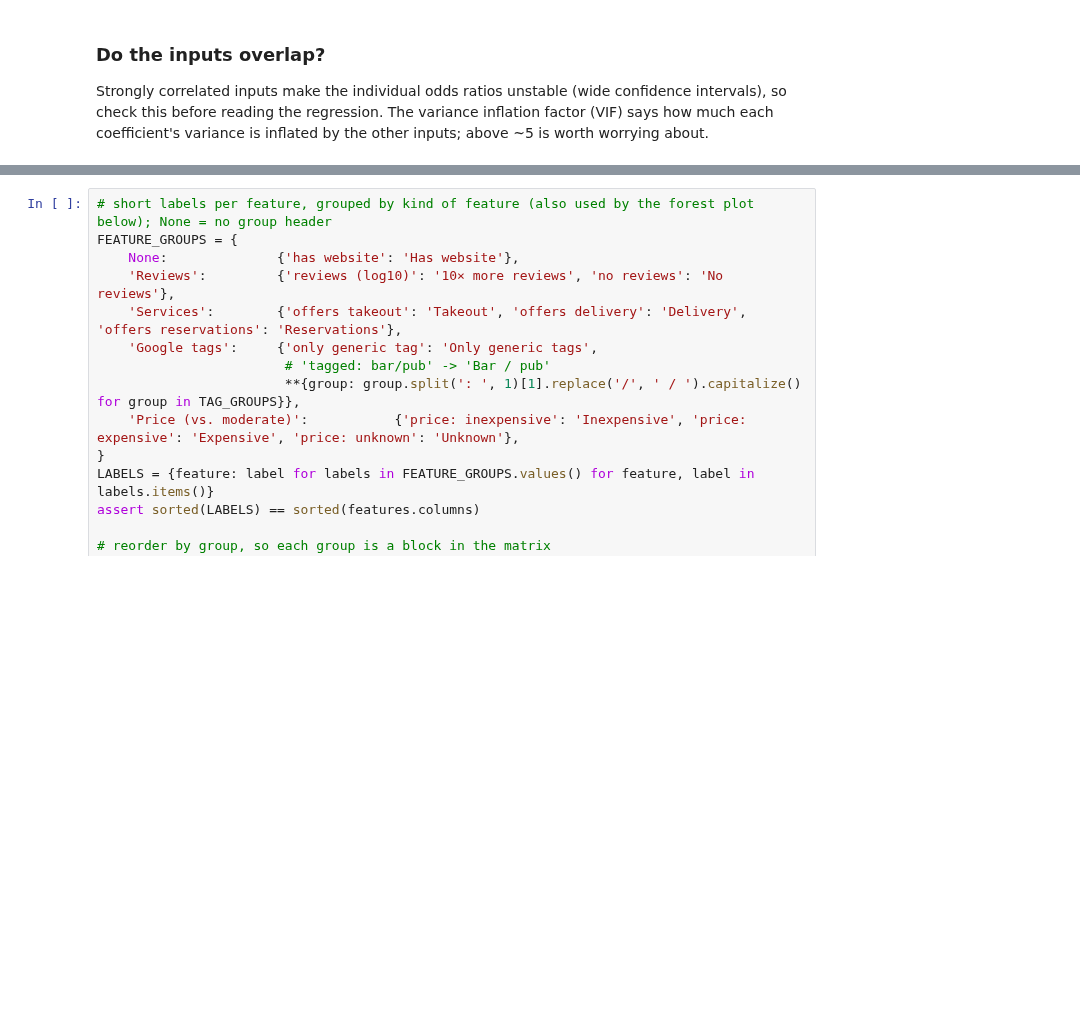
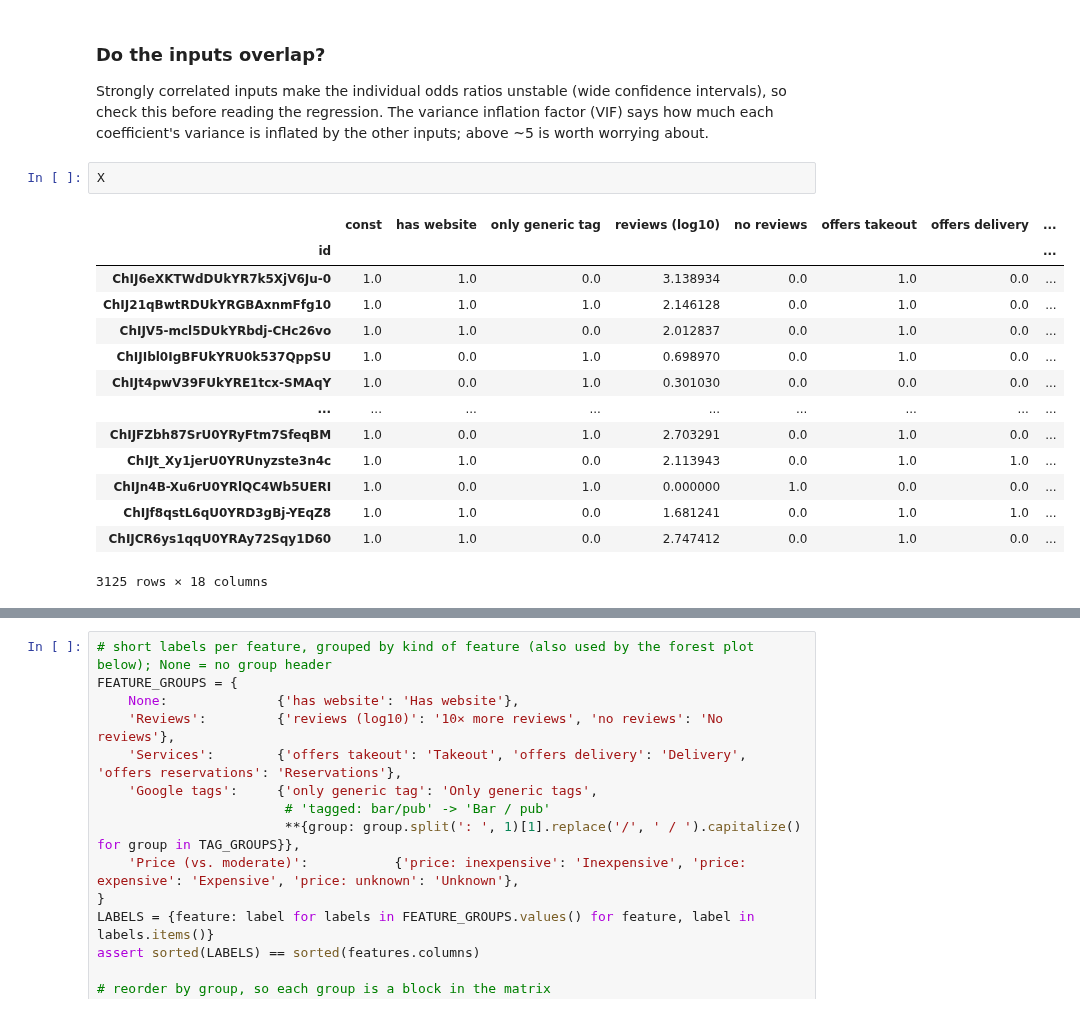
Before and after one commit to rakulmaria/cph-menu-finder, a Jupyter notebook: src/cph-menu-finder/logistic_regression.ipynb, the cells around one changed output, grey strips where cells are left out. Cells and saved outputs as stored; diff of their text form; blank space fills up the shorter version.

```diff
--- a/src/cph-menu-finder/logistic_regression.ipynb
+++ b/src/cph-menu-finder/logistic_regression.ipynb
@@ -215,6 +219,23 @@ features.head()
 ### Do the inputs overlap?
 
 Strongly correlated inputs make the individual odds ratios unstable (wide confidence intervals), so check this before reading the regression. The variance inflation factor (VIF) says how much each coefficient's variance is inflated by the other inputs; above ~5 is worth worrying about.
+# %%
+X
+# %% [output]
+|  | const | has website | only generic tag | reviews (log10) | no reviews | offers takeout | offers delivery | ... |
+| id |  |  |  |  |  |  |  | ... |
+| ChIJ6eXKTWdDUkYR7k5XjV6Ju-0 | 1.0 | 1.0 | 0.0 | 3.138934 | 0.0 | 1.0 | 0.0 | ... |
+| ChIJ21qBwtRDUkYRGBAxnmFfg10 | 1.0 | 1.0 | 1.0 | 2.146128 | 0.0 | 1.0 | 0.0 | ... |
+| ChIJV5-mcl5DUkYRbdj-CHc26vo | 1.0 | 1.0 | 0.0 | 2.012837 | 0.0 | 1.0 | 0.0 | ... |
+| ChIJIbl0IgBFUkYRU0k537QppSU | 1.0 | 0.0 | 1.0 | 0.698970 | 0.0 | 1.0 | 0.0 | ... |
+| ChIJt4pwV39FUkYRE1tcx-SMAqY | 1.0 | 0.0 | 1.0 | 0.301030 | 0.0 | 0.0 | 0.0 | ... |
+| ... | ... | ... | ... | ... | ... | ... | ... | ... |
+| ChIJFZbh87SrU0YRyFtm7SfeqBM | 1.0 | 0.0 | 1.0 | 2.703291 | 0.0 | 1.0 | 0.0 | ... |
+| ChIJt_Xy1jerU0YRUnyzste3n4c | 1.0 | 1.0 | 0.0 | 2.113943 | 0.0 | 1.0 | 1.0 | ... |
+| ChIJn4B-Xu6rU0YRlQC4Wb5UERI | 1.0 | 0.0 | 1.0 | 0.000000 | 1.0 | 0.0 | 0.0 | ... |
+| ChIJf8qstL6qU0YRD3gBj-YEqZ8 | 1.0 | 1.0 | 0.0 | 1.681241 | 0.0 | 1.0 | 1.0 | ... |
+| ChIJCR6ys1qqU0YRAy72Sqy1D60 | 1.0 | 1.0 | 0.0 | 2.747412 | 0.0 | 1.0 | 0.0 | ... |
+3125 rows × 18 columns
 # %%
 from statsmodels.stats.outliers_influence import variance_inflation_factor
 
```
Also changed, not shown: parts of 6 cells of this notebook, 3 other files.
